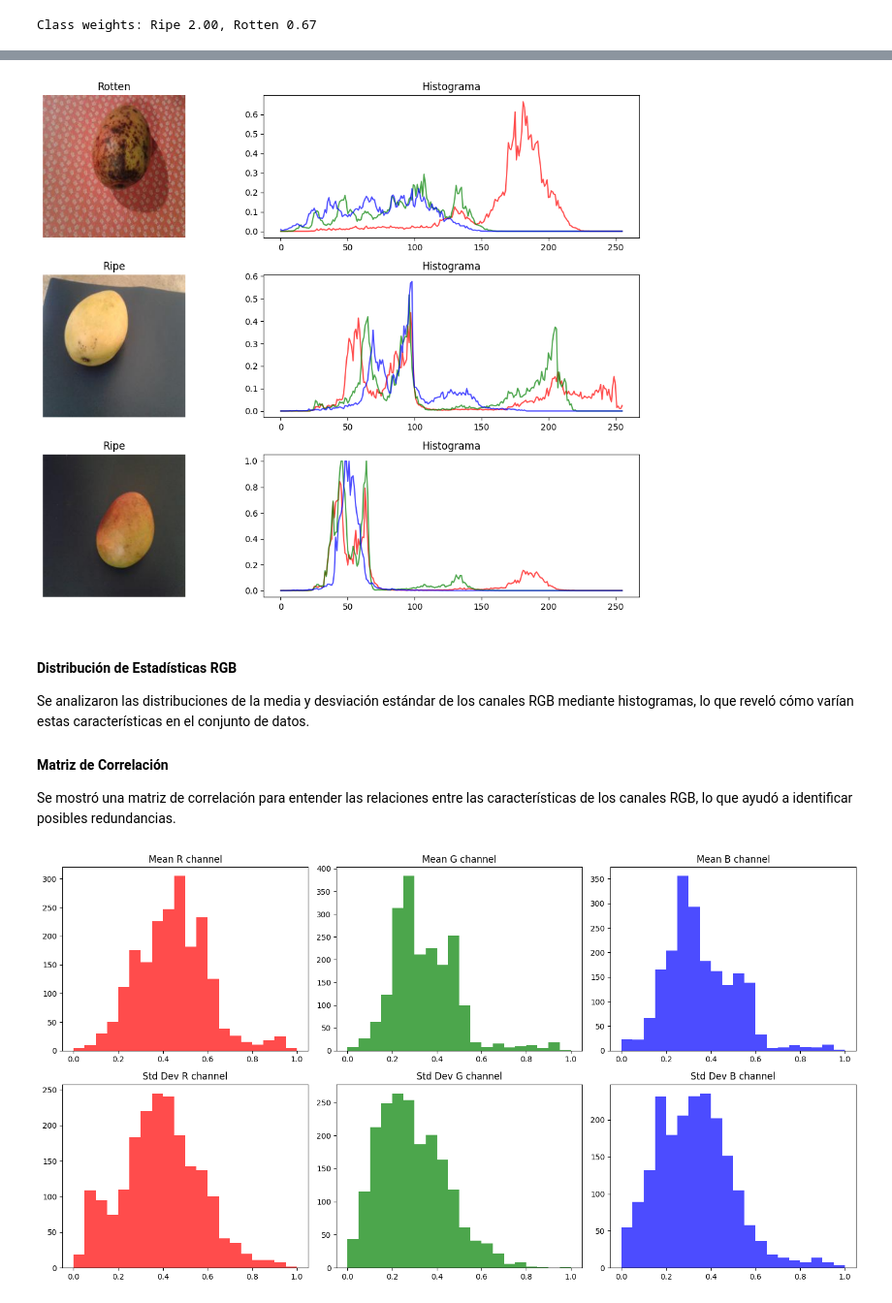
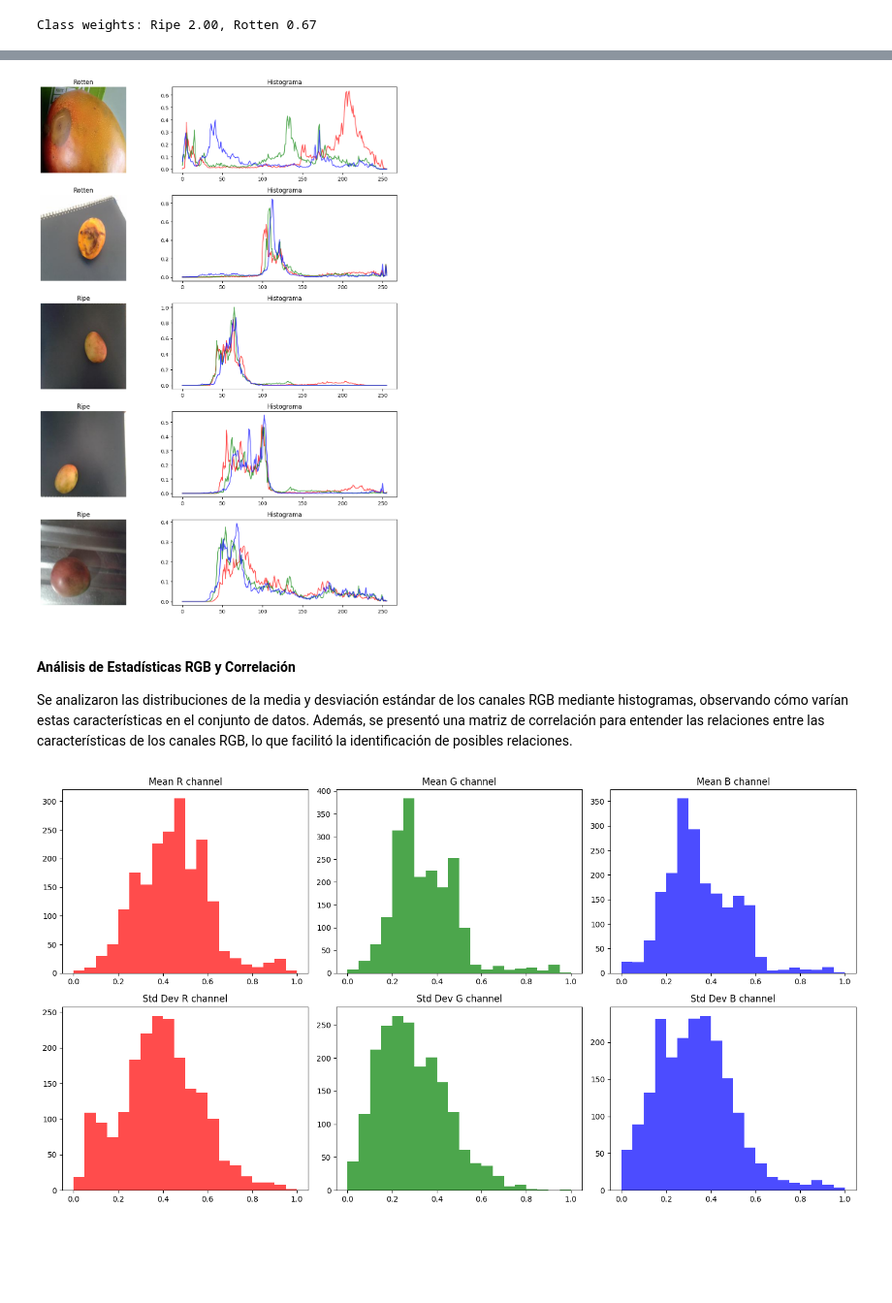
Before and after one commit to dejesusbg/mangifera, a Jupyter notebook: notebooks/mangifera.ipynb, the cells around one changed output, grey strips where cells are left out. Shown at 97% size. Cells and saved outputs as stored; diff of their text form; code cells hidden in the pictures; blank space fills up the shorter version.

```diff
--- a/notebooks/mangifera.ipynb
+++ b/notebooks/mangifera.ipynb
@@ -132,16 +140,12 @@ Se mostraron tres imágenes aleatorias del conjunto de entrenamiento junto con s
 # %%
 images = pd.DataFrame(dataset.train_data)
-graphic.show_samples(images, train_data, num_samples=3)
+graphic.show_samples(images, train_data, num_samples=5)
 # %% [output]
-[figure, old version]
+[figure, new version]
 # %% [markdown]
-#### Distribución de Estadísticas RGB
+#### Análisis de Estadísticas RGB y Correlación
 
-Se analizaron las distribuciones de la media y desviación estándar de los canales RGB mediante histogramas, lo que reveló cómo varían estas características en el conjunto de datos.
-
-#### Matriz de Correlación
-
-Se mostró una matriz de correlación para entender las relaciones entre las características de los canales RGB, lo que ayudó a identificar posibles redundancias.
+Se analizaron las distribuciones de la media y desviación estándar de los canales RGB mediante histogramas, observando cómo varían estas características en el conjunto de datos. Además, se presentó una matriz de correlación para entender las relaciones entre las características de los canales RGB, lo que facilitó la identificación de posibles relaciones.
 # %%
 stats_key = ["mean_r", "mean_g", "mean_b", "std_dev_r", "std_dev_g", "std_dev_b"]
 stats = train_data[stats_key]
```
Also changed, not shown: parts of 43 cells of this notebook, 2 other files.
